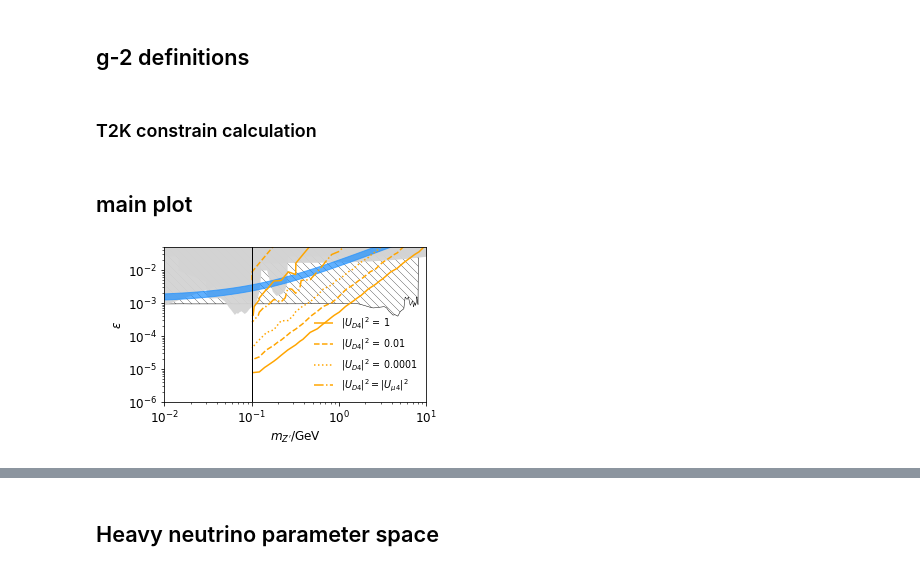
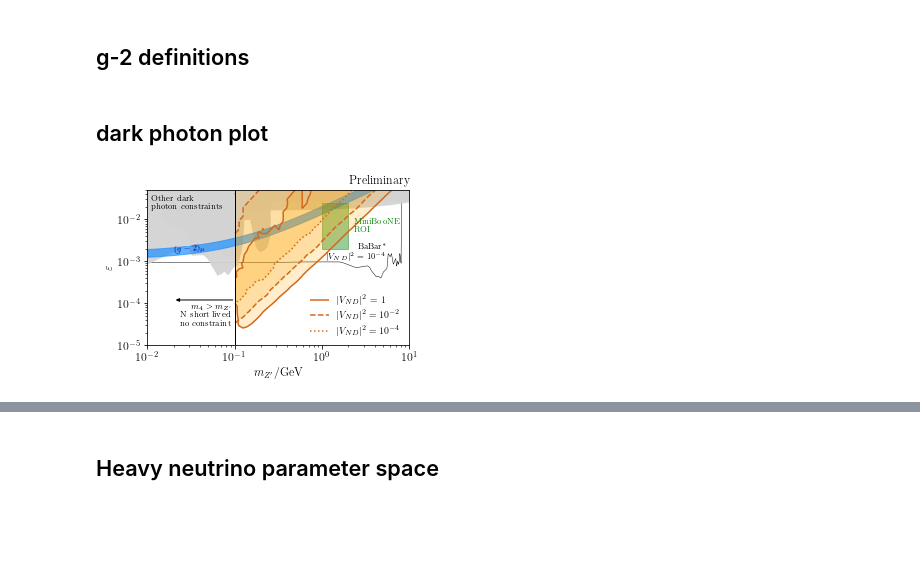
Before and after one commit to mhostert/dark-neutrinos-at-T2K, a Jupyter notebook: exp_analysis/7_poster_plots.ipynb, the cells around one changed output, grey strips where cells are left out. Drawn from its saved outputs; the diff is of its cells as text; code cells hidden in the pictures; blank space fills up the shorter version.

Commit message:
checking what happens near the edge of the contour

```diff
--- a/exp_analysis/7_poster_plots.ipynb
+++ b/exp_analysis/7_poster_plots.ipynb
@@ -82,6 +75,6 @@ Wall time: 0.6165385246276855 s, CPU time: 0.6063007900000006
 # %%
 from ctau_utils import ctau_heavy
-def heavy_nonminimal_posterior(m4=0.1, mz=1.25, Umu4_2=2.2e-7, Ud4_2=0.01, alpha_d=0.4, epsilon=2.1e-2):
+def heavy_nonminimal_posterior(m4=0.1, mz=1.25, Umu4_2=2.2e-7, Ud4_2=0.01, alpha_d=0.4, epsilon=2.1e-2, additional_efficiency=0.1):
     Vmu4_alpha_epsilon2 = alpha_d * Umu4_2 * alphaQED * epsilon**2
     Valpha4_alpha_epsilon2 = alpha_d * Ud4_2 * alphaQED * epsilon**2
     ctau = ctau_heavy(m4,
@@ -95,6 +88,8 @@ def heavy_nonminimal_posterior(m4=0.1, mz=1.25, Umu4_2=2.2e-7, Ud4_2=0.01, alpha
                                                      mu=this_mu,
                                                      distance=distance,
                                                      smoothing=smoothing_pars)
+    mu *= additional_efficiency
+    sigma2 *= additional_efficiency**2
     return LEff(0, mu, sigma2), mu, sigma2, ctau
 # %%
 heavy_nonminimal_posterior_v = np.vectorize(heavy_nonminimal_posterior)
@@ -100,0 +98,7 @@ heavy_nonminimal_posterior_v = np.vectorize(heavy_nonminimal_posterior)
+# %%
+# setting
+mz = np.geomspace(0.101, my_exp_analysis.mz_limits[1], 45)
+epsilon = np.geomspace(1e-5, 1e-1, 40)
+mz, epsilon = np.meshgrid(mz, epsilon)
+
+dark_photon_Ud4_2_s = [1, 1e-2, 1e-4]
@@ -117,12 +128,3 @@ FACTOR = 1/2/np.pi/one_over_alpha_ew(gminus2.M_MU)
 
 gminus2_sigmas = [2.]
 gminus2_colors = ['dodgerblue']
-# %% [markdown]
-### T2K constrain calculation
-# %%
-# setting
-mz = np.geomspace(0.101, my_exp_analysis.mz_limits[1], 25)
-epsilon = np.geomspace(1e-6, 1e-1, 20)
-mz, epsilon = np.meshgrid(mz, epsilon)
-
-dark_photon_Ud4_2_s = [1, 1e-2, 1e-4]
@@ -134,2 +131,2 @@ for Ud4_2 in dark_photon_Ud4_2_s:
 # %% [markdown]
-## main plot
+## dark photon plot
@@ -139,47 +133,63 @@ this_m4 = 0.1
 # %%
-# trying with lines
 fig = plt.figure()
 axes_form = [0.14,0.15,0.82,0.76]
 ax = fig.add_axes(axes_form)
 ax.set_xlim(X_MIN, X_MAX)
 ax.set_ylim(Y_MIN, Y_MAX)
 ax.set_xscale('log')
 ax.set_yscale('log')
 ax.set_xlabel(r'$m_{Z^\prime}/$GeV')
 ax.set_ylabel(r'$\varepsilon$')
 
 semi_visible_DP.plot_constraints(ax, X_MIN, X_MAX, separated=False)
 
 gminus2.compute_and_plot_gminus2_region(
     ax = ax,
     mz = mzpr,
     delta_amu = FNAL_run_combined[0],
     error = FNAL_run_combined[1],
     factor = FACTOR,
     sigmas = gminus2_sigmas,
     colors = gminus2_colors
 )
 
 ax.axvline(x=this_m4, color='black', lw=1)
+ax.annotate('', xy=(2e-2, 1.2e-4), xytext=(this_m4, 1.2e-4),
+            arrowprops=dict(arrowstyle="-|>", mutation_scale=7, color='black', lw=1))
 
-ax.annotate(r'$(g-2)_\mu$', xy=(2e-3,2e-3), rotation=4, fontsize=0.7*fsize, color='darkblue')
+ax.annotate(r"$m_{4} > m_{Z'}$"+'\nN short lived\nno constraint',
+            xy=(9e-2, 3e-5),
+            fontsize=0.7*fsize,
+            color='black',
+            horizontalalignment='right')
+ax.annotate(r'$(g-2)_\mu$', xy=(2e-2,1.6e-3), rotation=4, fontsize=0.7*fsize, color='darkblue')
 
-# plot
-colors = ['orange']
-linestyles = ['-', '--', 'dotted', '-.']
+# miniboone ROI
+plt.fill_between([1, 2], [2e-3, 2e-3], [2.5e-2, 2.5e-2], color='green', alpha=0.4)
+ax.annotate('MiniBooNE\nROI', xy=(2.3, 5e-3), fontsize=0.7*fsize, color='green')
+
+# plot T2K constraint
+colors = ['orange', 'orange', 'orange']
+linestyles = ['-', '--', 'dotted']
+
 contours = {}
-for Ud4_2, linestyle in zip(dark_photon_Ud4_2_s, linestyles):
+for Ud4_2, linestyle, color in zip(dark_photon_Ud4_2_s, linestyles, colors):
+    plt.contourf(mz, epsilon,
+                                  t2k_dark_photon_constraints[Ud4_2][0], levels=[-np.inf, levels[0.9]],
+                                  colors=[color], linestyles=[linestyle], alpha=0.2)
     contours[Ud4_2] = plt.contour(mz, epsilon,
                                   t2k_dark_photon_constraints[Ud4_2][0], levels=[levels[0.9]],
-                                  colors=colors, linestyles=[linestyle])
-# plt.legend([cntr.legend_elements()[0][0] for cntr in contours.values()],
-#             [f'$|U_{{D4}}|^2$ = {Ud4_2}' for Ud4_2 in contours.keys()],
-#            frameon=False,
-#            loc='lower right')
-
+                                  colors=['chocolate'], linestyles=[linestyle])
+plt.legend([cntr.legend_elements()[0][0] for cntr in contours.values()],
+            [f'$|V_{{ND}}|^2$ = {Ud4_2}' if Ud4_2==1 else r'$|V_{{ND}}|^2 = 10^{'+f'{np.log10(Ud4_2):.1g}'+r'}$' for Ud4_2 in contours.keys()],
+           frameon=False,
+           loc='lower right')
 
 ax.set_xlim(X_MIN,X_MAX)
-fig.savefig(f"{save_folder}dark_photon.pdf", bbox_inches='tight')
-plt.show()
+ax.set_ylim(bottom=1e-5)
+
+ax.set_title('Preliminary', loc='right', style='italic')
+fig.savefig(f"{save_folder}dark_photon.pdf", bbox_inches='tight', transparent=True)
+fig.savefig(f"{save_folder}dark_photon.png", dpi=250, bbox_inches='tight', transparent=True)
 # %% [output]
-[figure, old version]
+[figure, new version]
```
Also changed, not shown: parts of 14 cells of this notebook, 4 other files.
